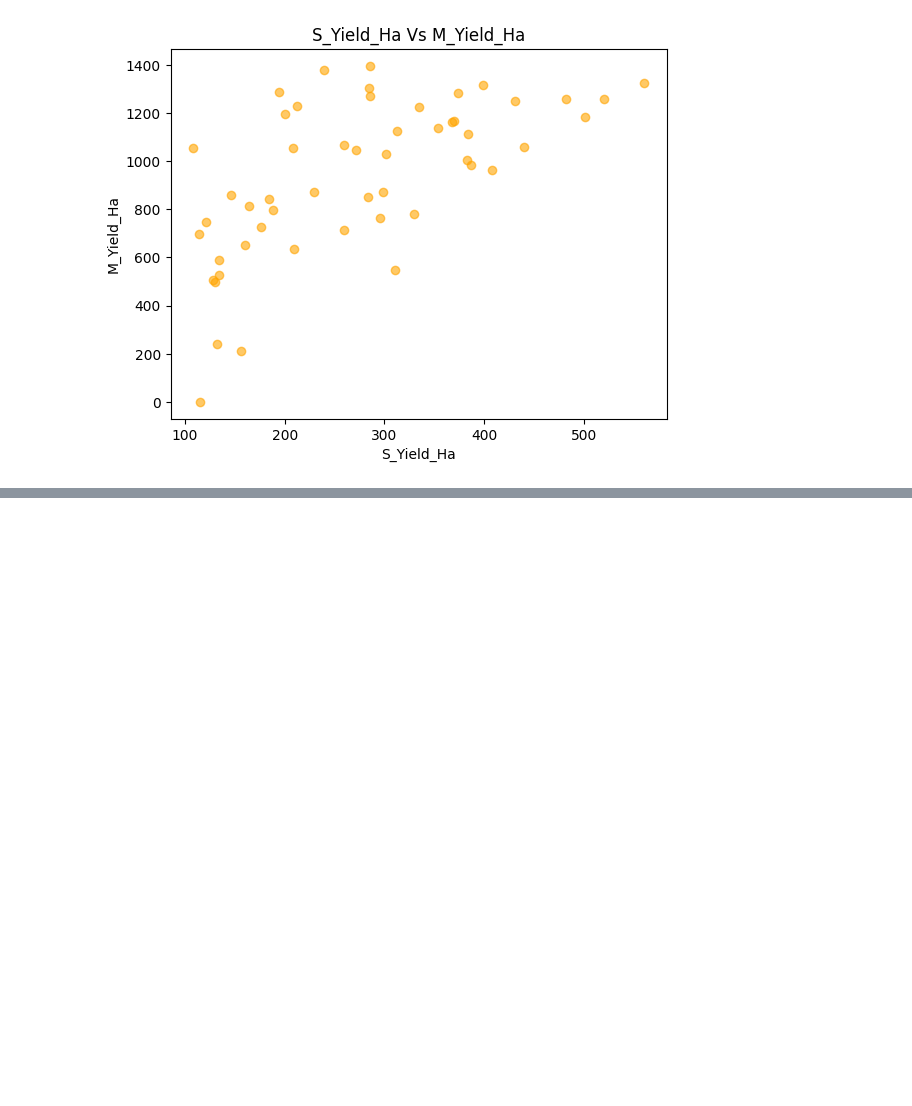
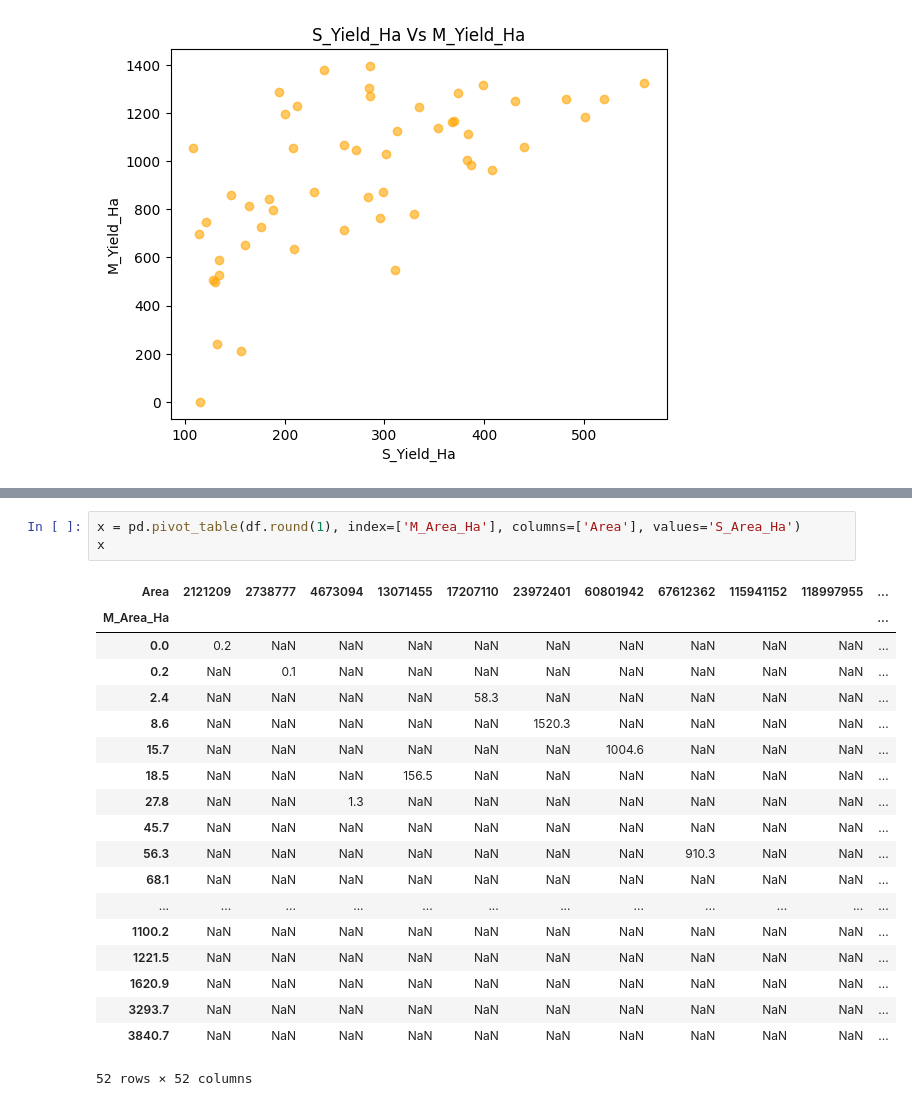
Before and after one commit to Ella244-18/Phase-1-Project-1, a Jupyter notebook: Project2.ipynb, the cells around one changed output, grey strips where cells are left out. Drawn from its saved outputs; the diff is of its cells as text; blank space fills up the shorter version.

```diff
--- a/Project2.ipynb
+++ b/Project2.ipynb
@@ -460,0 +512,23 @@ plt.show()
+# %%
+x = pd.pivot_table(df.round(1), index=['M_Area_Ha'], columns=['Area'], values='S_Area_Ha')
+x
+# %% [output]
+| Area | 2121209 | 2738777 | 4673094 | 13071455 | 17207110 | 23972401 | 60801942 | 67612362 | 115941152 | 118997955 | ... |
+| M_Area_Ha |  |  |  |  |  |  |  |  |  |  | ... |
+| 0.0 | 0.2 | NaN | NaN | NaN | NaN | NaN | NaN | NaN | NaN | NaN | ... |
+| 0.2 | NaN | 0.1 | NaN | NaN | NaN | NaN | NaN | NaN | NaN | NaN | ... |
+| 2.4 | NaN | NaN | NaN | NaN | 58.3 | NaN | NaN | NaN | NaN | NaN | ... |
+| 8.6 | NaN | NaN | NaN | NaN | NaN | 1520.3 | NaN | NaN | NaN | NaN | ... |
+| 15.7 | NaN | NaN | NaN | NaN | NaN | NaN | 1004.6 | NaN | NaN | NaN | ... |
+| 18.5 | NaN | NaN | NaN | 156.5 | NaN | NaN | NaN | NaN | NaN | NaN | ... |
+| 27.8 | NaN | NaN | 1.3 | NaN | NaN | NaN | NaN | NaN | NaN | NaN | ... |
+| 45.7 | NaN | NaN | NaN | NaN | NaN | NaN | NaN | NaN | NaN | NaN | ... |
+| 56.3 | NaN | NaN | NaN | NaN | NaN | NaN | NaN | 910.3 | NaN | NaN | ... |
+| 68.1 | NaN | NaN | NaN | NaN | NaN | NaN | NaN | NaN | NaN | NaN | ... |
+| ... | ... | ... | ... | ... | ... | ... | ... | ... | ... | ... | ... |
+| 1100.2 | NaN | NaN | NaN | NaN | NaN | NaN | NaN | NaN | NaN | NaN | ... |
+| 1221.5 | NaN | NaN | NaN | NaN | NaN | NaN | NaN | NaN | NaN | NaN | ... |
+| 1620.9 | NaN | NaN | NaN | NaN | NaN | NaN | NaN | NaN | NaN | NaN | ... |
+| 3293.7 | NaN | NaN | NaN | NaN | NaN | NaN | NaN | NaN | NaN | NaN | ... |
+| 3840.7 | NaN | NaN | NaN | NaN | NaN | NaN | NaN | NaN | NaN | NaN | ... |
+52 rows × 52 columns
```
Also changed, not shown: parts of 6 cells of this notebook.
